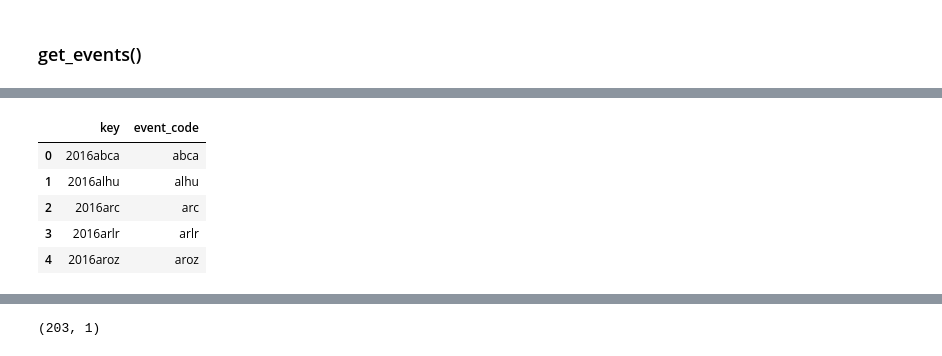
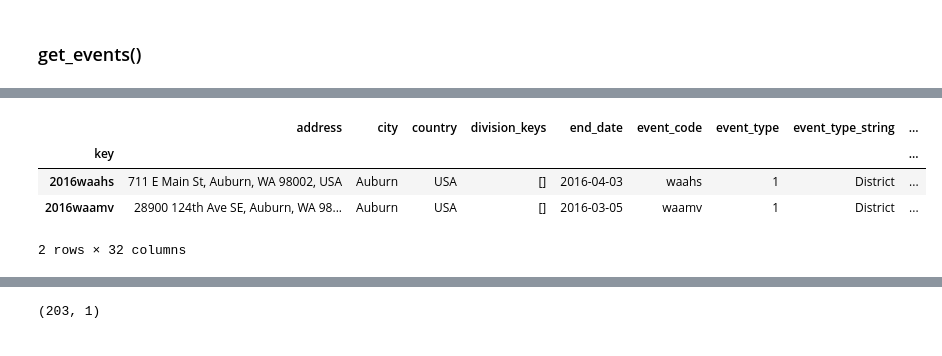
Before and after one commit to irwinsnet-old/tbap, a Jupyter notebook: TBA04 Event Data.ipynb, the cells around one changed output, grey strips where cells are left out. Drawn from its saved outputs; the diff is of its cells as text; code cells hidden in the pictures.

```diff
--- a/TBA04 Event Data.ipynb
+++ b/TBA04 Event Data.ipynb
@@ -50,12 +29,11 @@ events
-# %%
-events[["key", "event_code"]].head()
-# %% [output]
-|  | key | event_code |
-| 0 | 2016abca | abca |
-| 1 | 2016alhu | alhu |
-| 2 | 2016arc | arc |
-| 3 | 2016arlr | arlr |
-| 4 | 2016aroz | aroz |
+# %%
+events.query("city=='Auburn'")
+# %% [output]
+|  | address | city | country | division_keys | end_date | event_code | event_type | event_type_string | ... |
+| key |  |  |  |  |  |  |  |  | ... |
+| 2016waahs | 711 E Main St, Auburn, WA 98002, USA | Auburn | USA | [] | 2016-04-03 | waahs | 1 | District | ... |
+| 2016waamv | 28900 124th Ave SE, Auburn, WA 98... | Auburn | USA | [] | 2016-03-05 | waamv | 1 | District | ... |
+2 rows × 32 columns
 # %%
 events.shape
 # %% [output]
```
Also changed, not shown: parts of 20 cells of this notebook, 11 other files.
